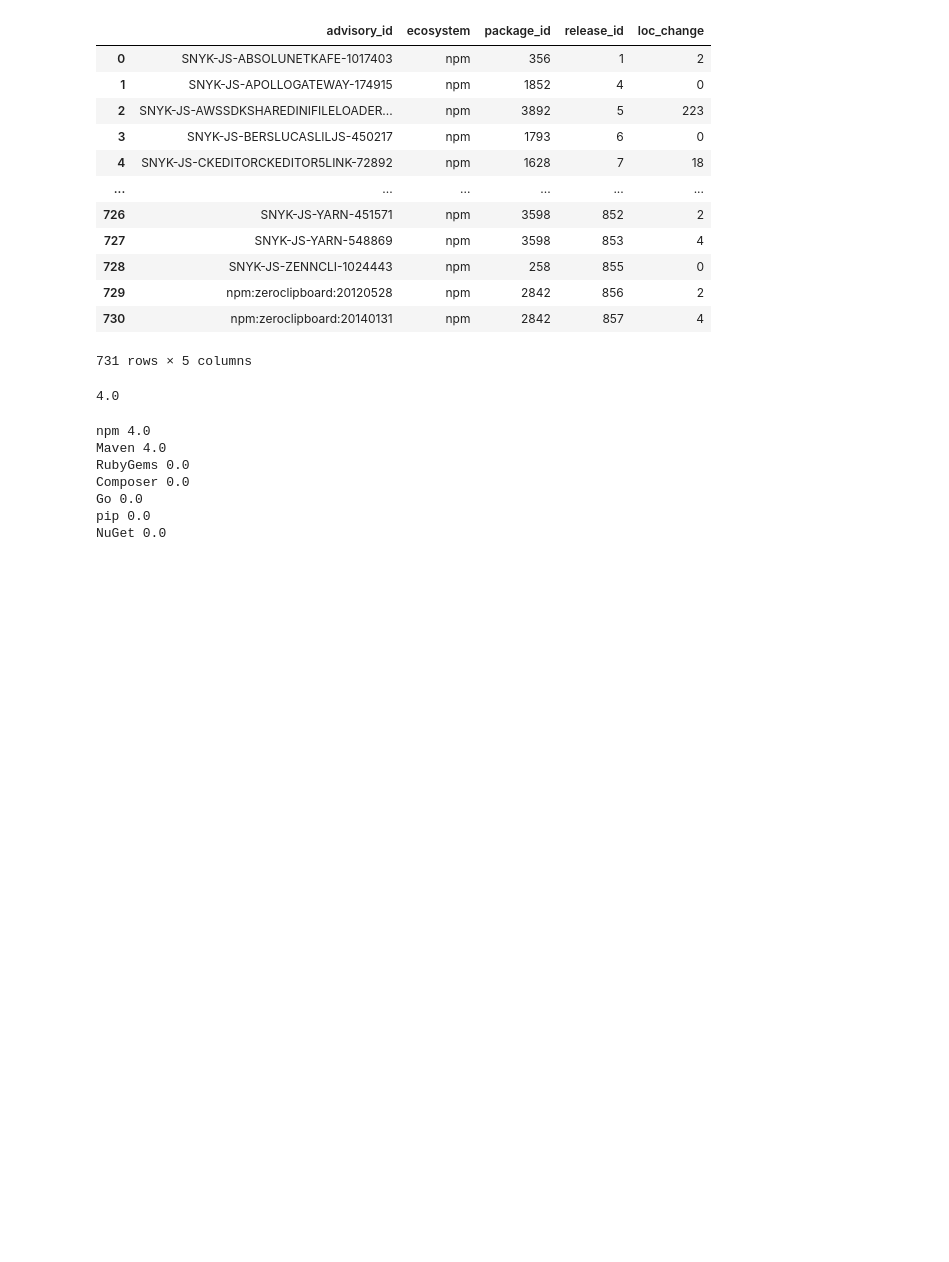
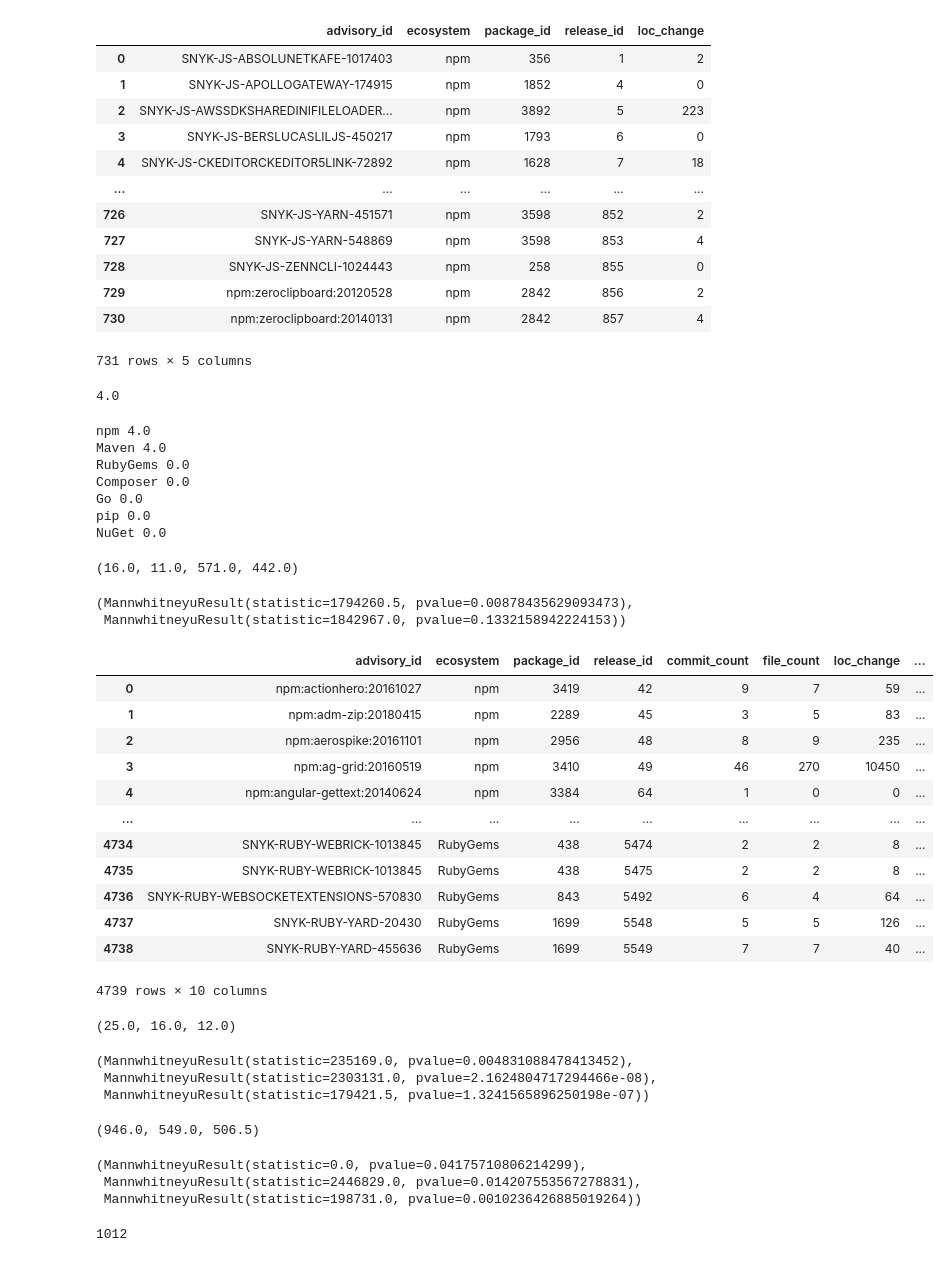
Before and after one commit to nasifimtiazohi/advisory-lifecycle, a Jupyter notebook: data_explore/rq2.ipynb, the cells around one changed output. Drawn from its saved outputs; the diff is of its cells as text; code cells hidden in the pictures; blank space fills up the shorter version.

```diff
--- a/data_explore/rq2.ipynb
+++ b/data_explore/rq2.ipynb
@@ -259,3 +310,12 @@ Composer 0.0
 Go 0.0
 pip 0.0
 NuGet 0.0
+# %%
+q='''select id as advisory_id,
+       case
+        when id in (select advisory_id from advisoryCVE) then 'cve'
+        else 'noncve'
+end as ifcve
+from advisory;'''
+ifcve = pd.DataFrame(sql.execute(q))
+df = pd.merge(df, ifcve, on='advisory_id')
@@ -261,0 +324,57 @@ NuGet 0.0
+# %%
+cve = df[df['ifcve'] == 'cve']
+noncve = df[df['ifcve'] == 'noncve']
+cve['commit_count'].median(), noncve['commit_count'].median(), cve['loc_change'].median(), noncve['loc_change'].median()
+# %% [output]
+(16.0, 11.0, 571.0, 442.0)
+# %%
+
+mannwhitneyu(cve['commit_count'], noncve['commit_count']), mannwhitneyu(cve['loc_change'], noncve['loc_change'])
+# %% [output]
+(MannwhitneyuResult(statistic=1794260.5, pvalue=0.00878435629093473),
+ MannwhitneyuResult(statistic=1842967.0, pvalue=0.1332158942224153))
+# %%
+q='''select id as advisory_id, severity
+from advisory;'''
+ifcve = pd.DataFrame(sql.execute(q))
+df = pd.merge(df, ifcve, on='advisory_id')
+df
+# %% [output]
+|  | advisory_id | ecosystem | package_id | release_id | commit_count | file_count | loc_change | ... |
+| 0 | npm:actionhero:20161027 | npm | 3419 | 42 | 9 | 7 | 59 | ... |
+| 1 | npm:adm-zip:20180415 | npm | 2289 | 45 | 3 | 5 | 83 | ... |
+| 2 | npm:aerospike:20161101 | npm | 2956 | 48 | 8 | 9 | 235 | ... |
+| 3 | npm:ag-grid:20160519 | npm | 3410 | 49 | 46 | 270 | 10450 | ... |
+| 4 | npm:angular-gettext:20140624 | npm | 3384 | 64 | 1 | 0 | 0 | ... |
+| ... | ... | ... | ... | ... | ... | ... | ... | ... |
+| 4734 | SNYK-RUBY-WEBRICK-1013845 | RubyGems | 438 | 5474 | 2 | 2 | 8 | ... |
+| 4735 | SNYK-RUBY-WEBRICK-1013845 | RubyGems | 438 | 5475 | 2 | 2 | 8 | ... |
+| 4736 | SNYK-RUBY-WEBSOCKETEXTENSIONS-570830 | RubyGems | 843 | 5492 | 6 | 4 | 64 | ... |
+| 4737 | SNYK-RUBY-YARD-20430 | RubyGems | 1699 | 5548 | 5 | 5 | 126 | ... |
+| 4738 | SNYK-RUBY-YARD-455636 | RubyGems | 1699 | 5549 | 7 | 7 | 40 | ... |
+4739 rows × 10 columns
+# %%
+l, m, h = df[df['severity']=='L'],df[df['severity']=='M'],df[df['severity']=='H']
+l['commit_count'].median(), m['commit_count'].median(), h['commit_count'].median()
+# %% [output]
+(25.0, 16.0, 12.0)
+# %%
+mannwhitneyu(l['commit_count'], m['commit_count']), mannwhitneyu(m['commit_count'],h['commit_count']), mannwhitneyu(l['commit_count'], h['commit_count'])
+# %% [output]
+(MannwhitneyuResult(statistic=235169.0, pvalue=0.004831088478413452),
+ MannwhitneyuResult(statistic=2303131.0, pvalue=2.1624804717294466e-08),
+ MannwhitneyuResult(statistic=179421.5, pvalue=1.3241565896250198e-07))
+# %%
+l['loc_change'].median(), m['loc_change'].median(), h['loc_change'].median()
+# %% [output]
+(946.0, 549.0, 506.5)
+# %%
+mannwhitneyu(['loc_change'],m['loc_change']), mannwhitneyu(m['loc_change'], h['loc_change']), mannwhitneyu(l['loc_change'], h['loc_change'])
+# %% [output]
+(MannwhitneyuResult(statistic=0.0, pvalue=0.04175710806214299),
+ MannwhitneyuResult(statistic=2446829.0, pvalue=0.014207553567278831),
+ MannwhitneyuResult(statistic=198731.0, pvalue=0.0010236426885019264))
+# %%
+len(noncve)
+# %% [output]
+1012
```
Also changed, not shown: parts of 19 cells of this notebook, 7 other files.
